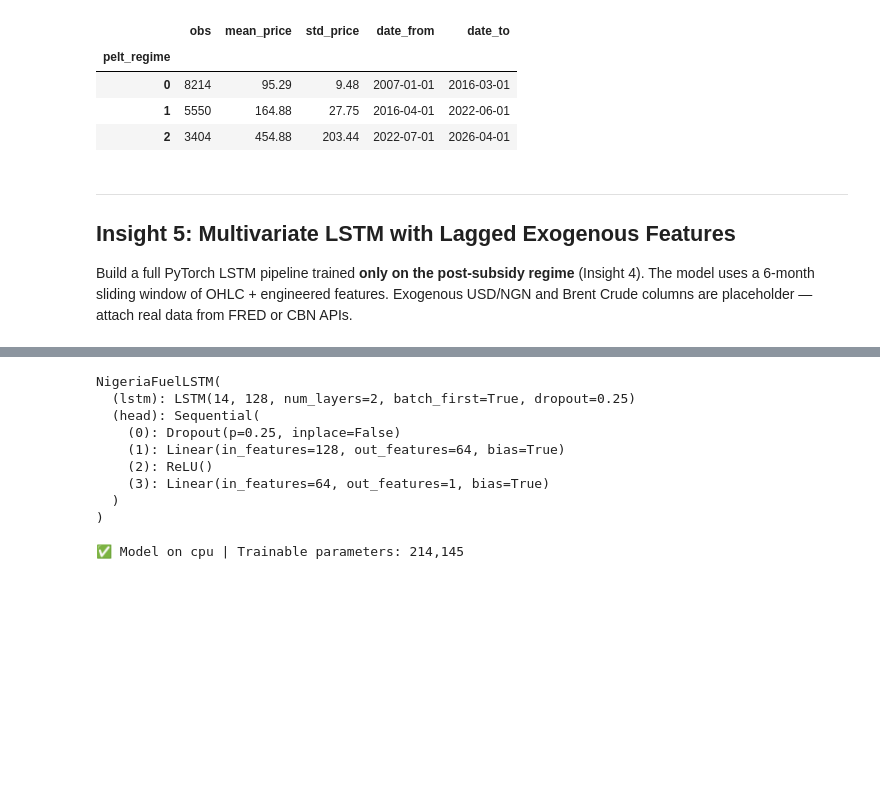
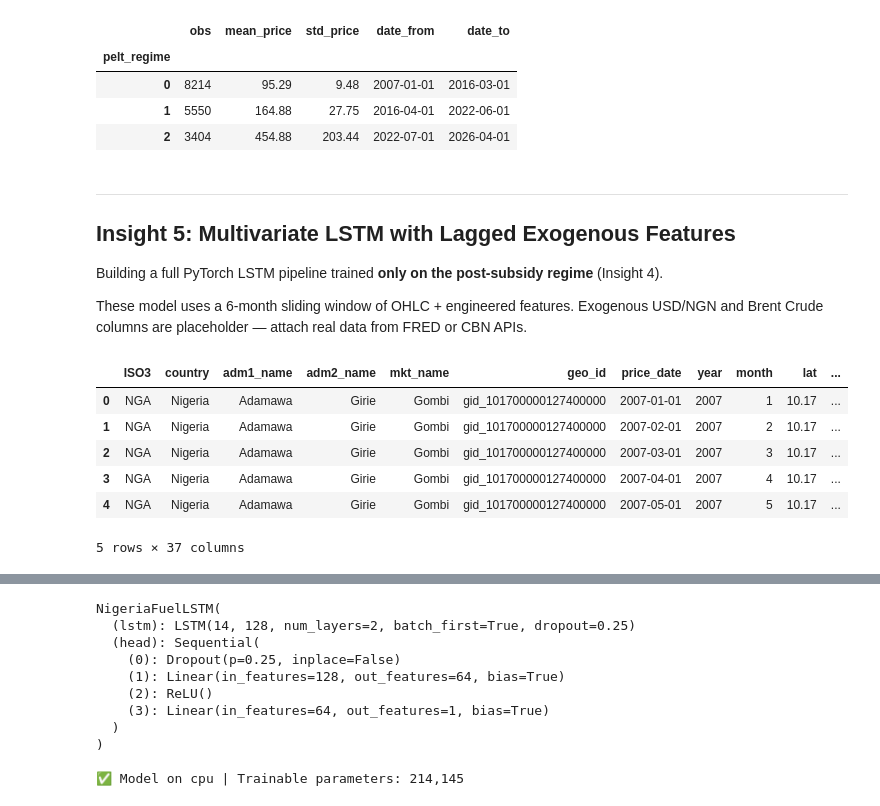
Before and after one commit to SmartDvi/UNILAG_PROJECT, a Jupyter notebook: nigeria_fuel_price_pgd.ipynb, the cells around one changed output, grey strips where cells are left out. Saved outputs shown, nothing was run; the diff lists cells and outputs as text; code cells hidden in the pictures; blank space fills up the shorter version.

```diff
--- a/nigeria_fuel_price_pgd.ipynb
+++ b/nigeria_fuel_price_pgd.ipynb
@@ -757,4 +889,22 @@ regime_summary
 # %% [markdown]
 ---
 ## Insight 5: Multivariate LSTM with Lagged Exogenous Features
-Build a full PyTorch LSTM pipeline trained **only on the post-subsidy regime** (Insight 4). The model uses a 6-month sliding window of OHLC + engineered features. Exogenous USD/NGN and Brent Crude columns are placeholder — attach real data from FRED or CBN APIs.
+Building a full PyTorch LSTM pipeline trained **only on the post-subsidy regime** (Insight 4).
+
+These model uses a 6-month sliding window of OHLC + engineered features. Exogenous USD/NGN and Brent Crude columns are placeholder — attach real data from FRED or CBN APIs.
+# %%
+check = con.execute("""
+select *
+from engineered_features
+limit 5;
+
+""").df()
+check
+# %% [output]
+|  | ISO3 | country | adm1_name | adm2_name | mkt_name | geo_id | price_date | year | month | lat | ... |
+| 0 | NGA | Nigeria | Adamawa | Girie | Gombi | gid_101700000127400000 | 2007-01-01 | 2007 | 1 | 10.17 | ... |
+| 1 | NGA | Nigeria | Adamawa | Girie | Gombi | gid_101700000127400000 | 2007-02-01 | 2007 | 2 | 10.17 | ... |
+| 2 | NGA | Nigeria | Adamawa | Girie | Gombi | gid_101700000127400000 | 2007-03-01 | 2007 | 3 | 10.17 | ... |
+| 3 | NGA | Nigeria | Adamawa | Girie | Gombi | gid_101700000127400000 | 2007-04-01 | 2007 | 4 | 10.17 | ... |
+| 4 | NGA | Nigeria | Adamawa | Girie | Gombi | gid_101700000127400000 | 2007-05-01 | 2007 | 5 | 10.17 | ... |
+5 rows × 37 columns
```
Also changed, not shown: parts of 20 cells of this notebook, 7 other files.
